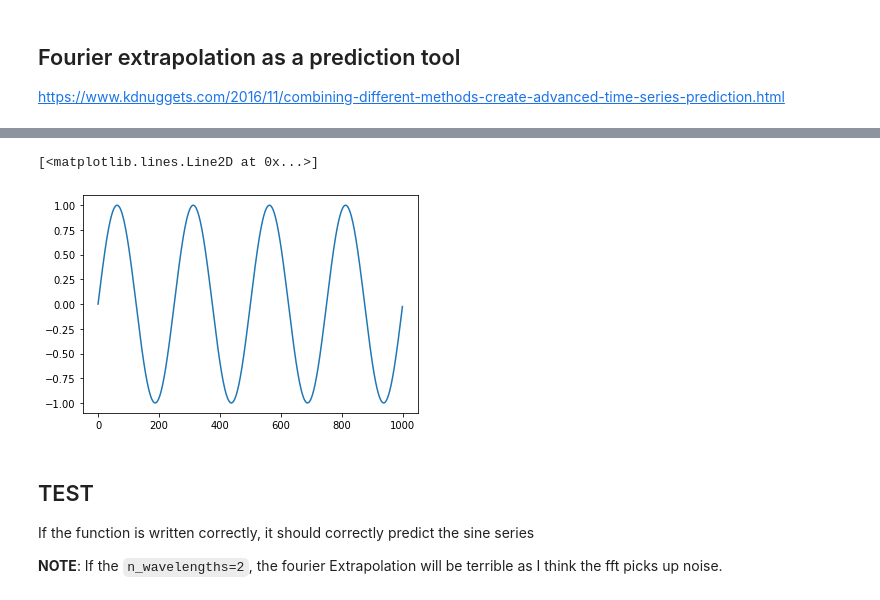
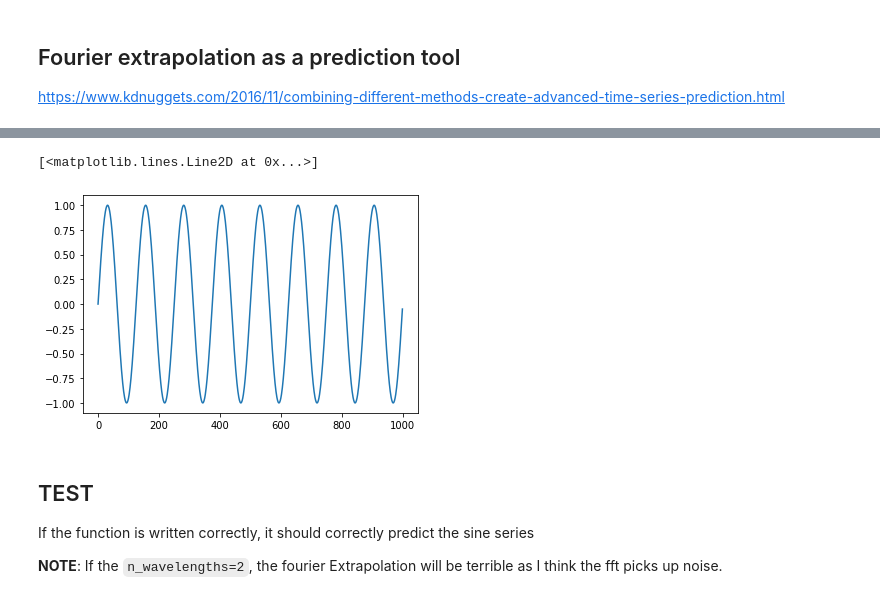
Before and after one commit to fnauman/timeseries, a Jupyter notebook: fourier_ts.ipynb, the cells around one changed output, grey strips where cells are left out. Saved outputs shown, nothing was run; the diff lists cells and outputs as text; code cells hidden in the pictures.

```diff
--- a/fourier_ts.ipynb
+++ b/fourier_ts.ipynb
@@ -38,16 +37,16 @@ def fourierExtrapolation(x, n_predict=12, n_harmonics=12):
 # %%
 # 2 full sinusoid wavelengths with an array of 1000 points
-n_wavelengths = 4
+n_wavelengths = 8
 t_length = 1000
-dummy_series = np.sin(2*np.pi/32 * np.linspace(0,
-                                               32*n_wavelengths,
-                                               t_length,
-                                               endpoint=False)
+dummy_series = np.sin(2*np.pi * np.linspace(0,
+                                            n_wavelengths,
+                                            t_length,
+                                            endpoint=False)
                      )
 plt.plot(dummy_series)
 # %% [output]
 [<matplotlib.lines.Line2D at 0x...>]
-[figure, old version]
+[figure, new version]
 # %% [markdown]
 ## TEST
 
```
Also changed, not shown: parts of 24 cells of this notebook, 1 other file.
